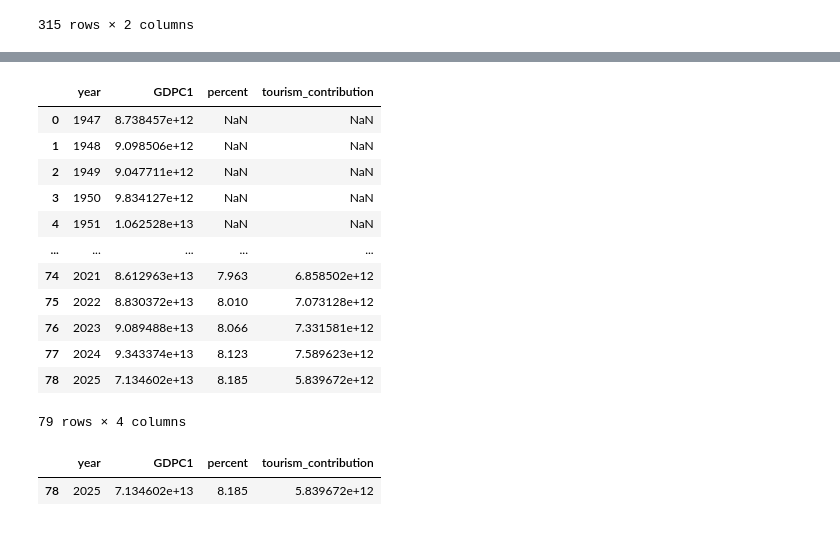
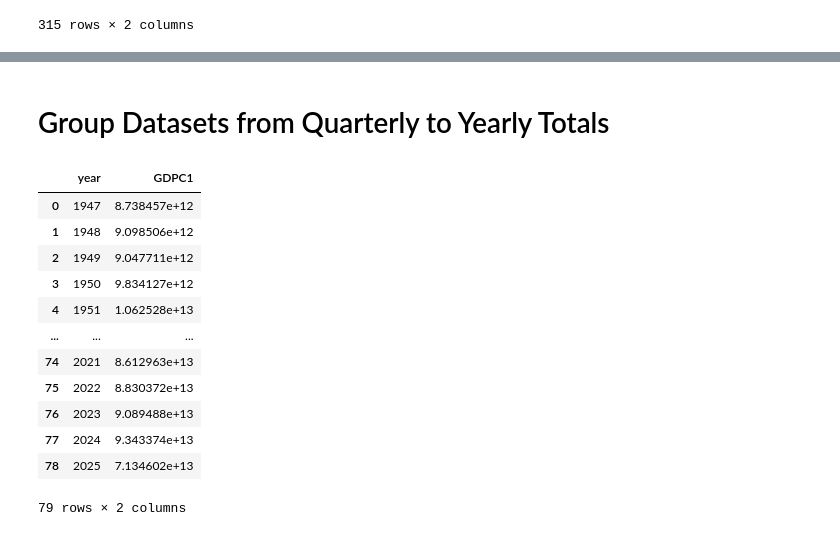
Before and after one commit to yomisamadesu/DS_ML_Project_colab-integrartion, a Jupyter notebook: DSML1/data_inspection.ipynb, the cells around one changed output, grey strips where cells are left out. Saved outputs shown, nothing was run; the diff lists cells and outputs as text; code cells hidden in the pictures.

Commit message:
new datasets with corr matrix

```diff
--- a/DSML1/data_inspection.ipynb
+++ b/DSML1/data_inspection.ipynb
@@ -76,26 +65,20 @@ usa_tourism
+# %% [markdown]
+# Group Datasets from Quarterly to Yearly Totals
 # %%
 gdp['year'] = pd.to_datetime(gdp['observation_date']).dt.year
 annual_gdp = gdp.groupby('year')['GDPC1'].sum().reset_index()
-annual_gdp = pd.merge(annual_gdp, tourism_percent, on='year', how='left')
-annual_gdp = annual_gdp.drop(columns=['country_name'])
-annual_gdp['tourism_contribution'] = round(annual_gdp['GDPC1'] * (annual_gdp['percent']/100), 3)
 annual_gdp
 # %% [output]
-|  | year | GDPC1 | percent | tourism_contribution |
-| 0 | 1947 | 8.738457e+12 | NaN | NaN |
-| 1 | 1948 | 9.098506e+12 | NaN | NaN |
-| 2 | 1949 | 9.047711e+12 | NaN | NaN |
-| 3 | 1950 | 9.834127e+12 | NaN | NaN |
-| 4 | 1951 | 1.062528e+13 | NaN | NaN |
-| ... | ... | ... | ... | ... |
-| 74 | 2021 | 8.612963e+13 | 7.963 | 6.858502e+12 |
-| 75 | 2022 | 8.830372e+13 | 8.010 | 7.073128e+12 |
-| 76 | 2023 | 9.089488e+13 | 8.066 | 7.331581e+12 |
-| 77 | 2024 | 9.343374e+13 | 8.123 | 7.589623e+12 |
-| 78 | 2025 | 7.134602e+13 | 8.185 | 5.839672e+12 |
+|  | year | GDPC1 |
+| 0 | 1947 | 8.738457e+12 |
+| 1 | 1948 | 9.098506e+12 |
+| 2 | 1949 | 9.047711e+12 |
+| 3 | 1950 | 9.834127e+12 |
+| 4 | 1951 | 1.062528e+13 |
+| ... | ... | ... |
+| 74 | 2021 | 8.612963e+13 |
+| 75 | 2022 | 8.830372e+13 |
+| 76 | 2023 | 9.089488e+13 |
+| 77 | 2024 | 9.343374e+13 |
+| 78 | 2025 | 7.134602e+13 |
-79 rows × 4 columns
+79 rows × 2 columns
-# %%
-annual_gdp[annual_gdp['year'] == 2025]
-# %% [output]
-|  | year | GDPC1 | percent | tourism_contribution |
-| 78 | 2025 | 7.134602e+13 | 8.185 | 5.839672e+12 |
```
Also changed, not shown: parts of 14 cells of this notebook, 5 other files.
